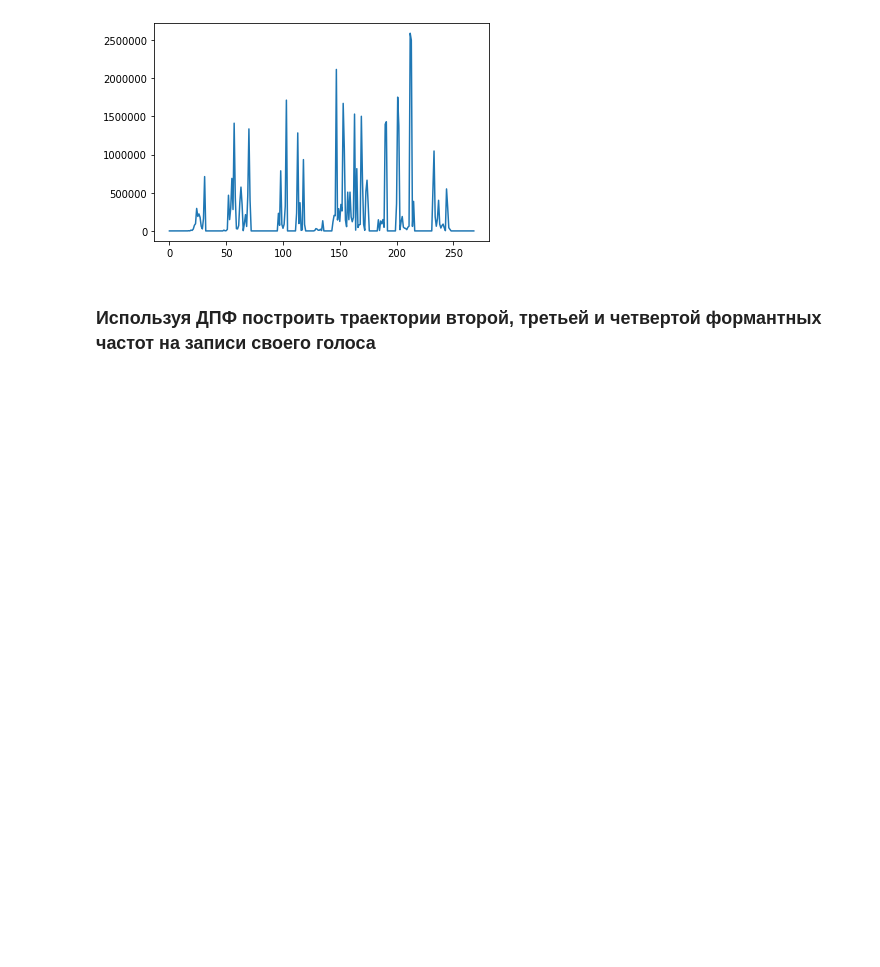
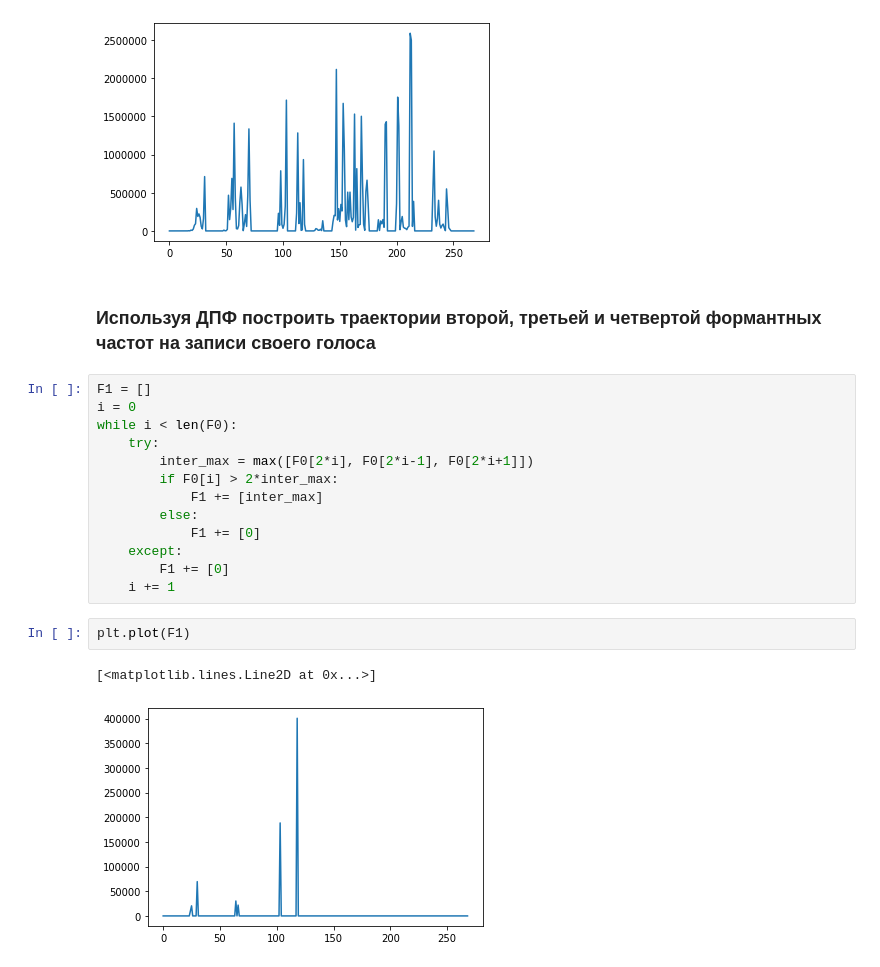
Before and after one commit to didges/audio_signal_processing, a Jupyter notebook: lab2/9382_Poplavskiy_MP_lab2.ipynb, the cells around one changed output. Saved outputs shown, nothing was run; the diff lists cells and outputs as text; blank space fills up the shorter version.

```diff
--- a/lab2/9382_Poplavskiy_MP_lab2.ipynb
+++ b/lab2/9382_Poplavskiy_MP_lab2.ipynb
@@ -78,3 +79,21 @@ plt.plot(F0)
 [figure]
 # %% [markdown]
 ### Используя ДПФ построить траектории второй, третьей и четвертой формантных частот на записи своего голоса
+# %%
+F1 = []
+i = 0
+while i < len(F0):
+    try:
+        inter_max = max([F0[2*i], F0[2*i-1], F0[2*i+1]])
+        if F0[i] > 2*inter_max:
+            F1 += [inter_max]
+        else:
+            F1 += [0]
+    except:
+        F1 += [0]
+    i += 1
+# %%
+plt.plot(F1)
+# %% [output]
+[<matplotlib.lines.Line2D at 0x...>]
+[figure, added]
```
Also changed, not shown: parts of 10 cells of this notebook.
